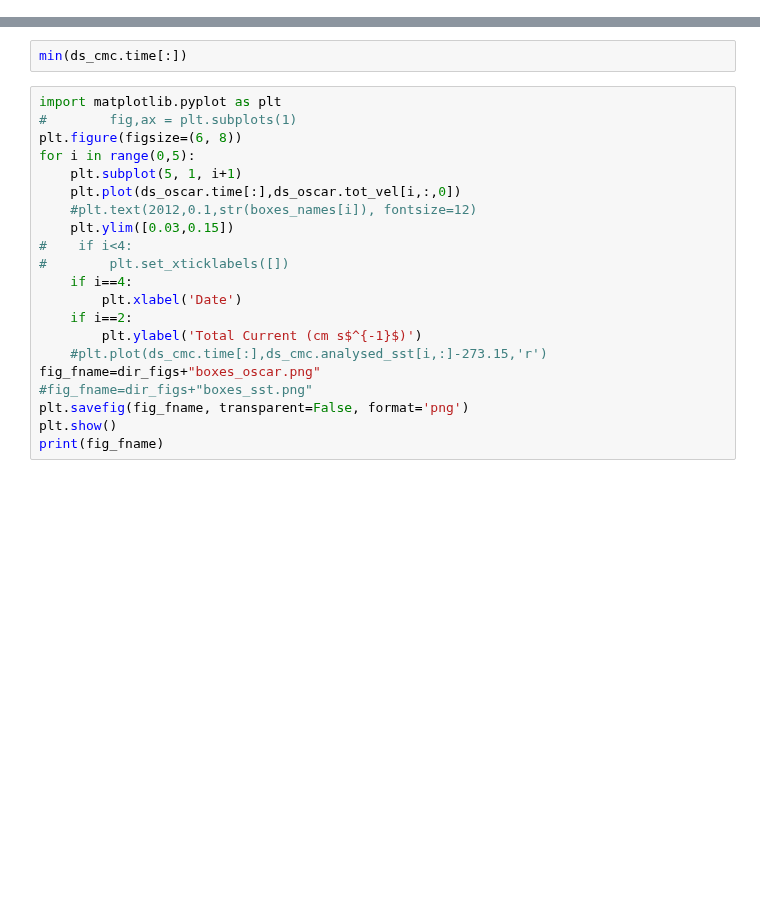
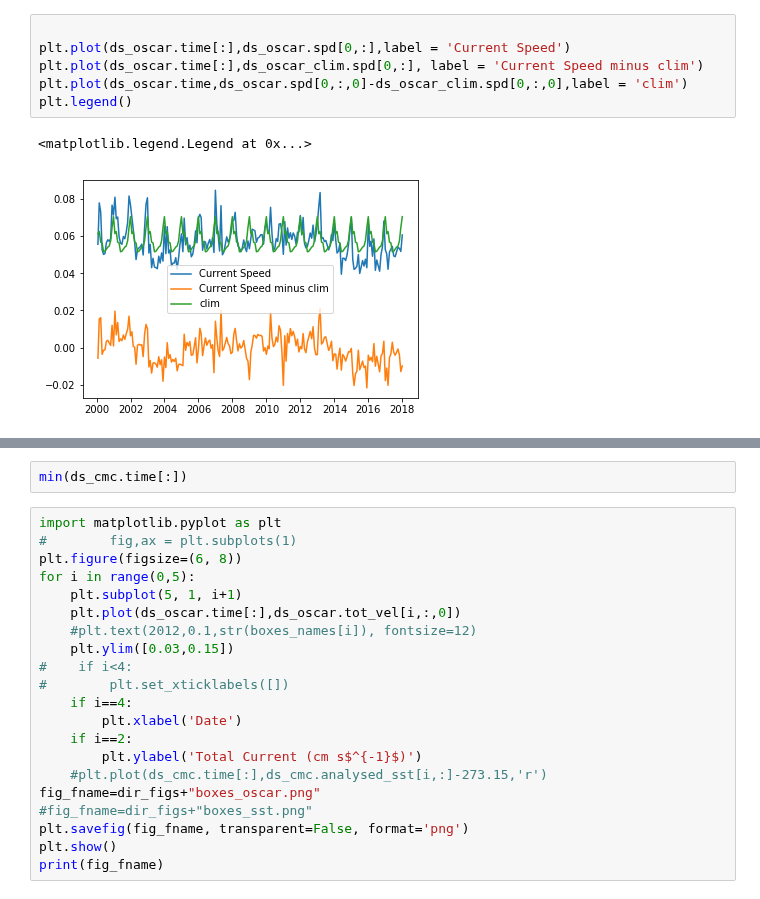
Before and after one commit to cgentemann/Biophysical, a Jupyter notebook: average environment in boxes.ipynb, the cells around one changed output, grey strips where cells are left out. Cells and saved outputs as stored; diff of their text form; blank space fills up the shorter version.

```diff
--- a/average environment in boxes.ipynb
+++ b/average environment in boxes.ipynb
@@ -284,0 +232,9 @@ ds_cmc.analysed_sst
+# %%
+
+plt.plot(ds_oscar.time[:],ds_oscar.spd[0,:],label = 'Current Speed')
+plt.plot(ds_oscar.time[:],ds_oscar_clim.spd[0,:], label = 'Current Speed minus clim')
+plt.plot(ds_oscar.time,ds_oscar.spd[0,:,0]-ds_oscar_clim.spd[0,:,0],label = 'clim')
+plt.legend()
+# %% [output]
+<matplotlib.legend.Legend at 0x...>
+[figure, added]
```
Also changed, not shown: parts of 18 cells of this notebook, 5 other files.
